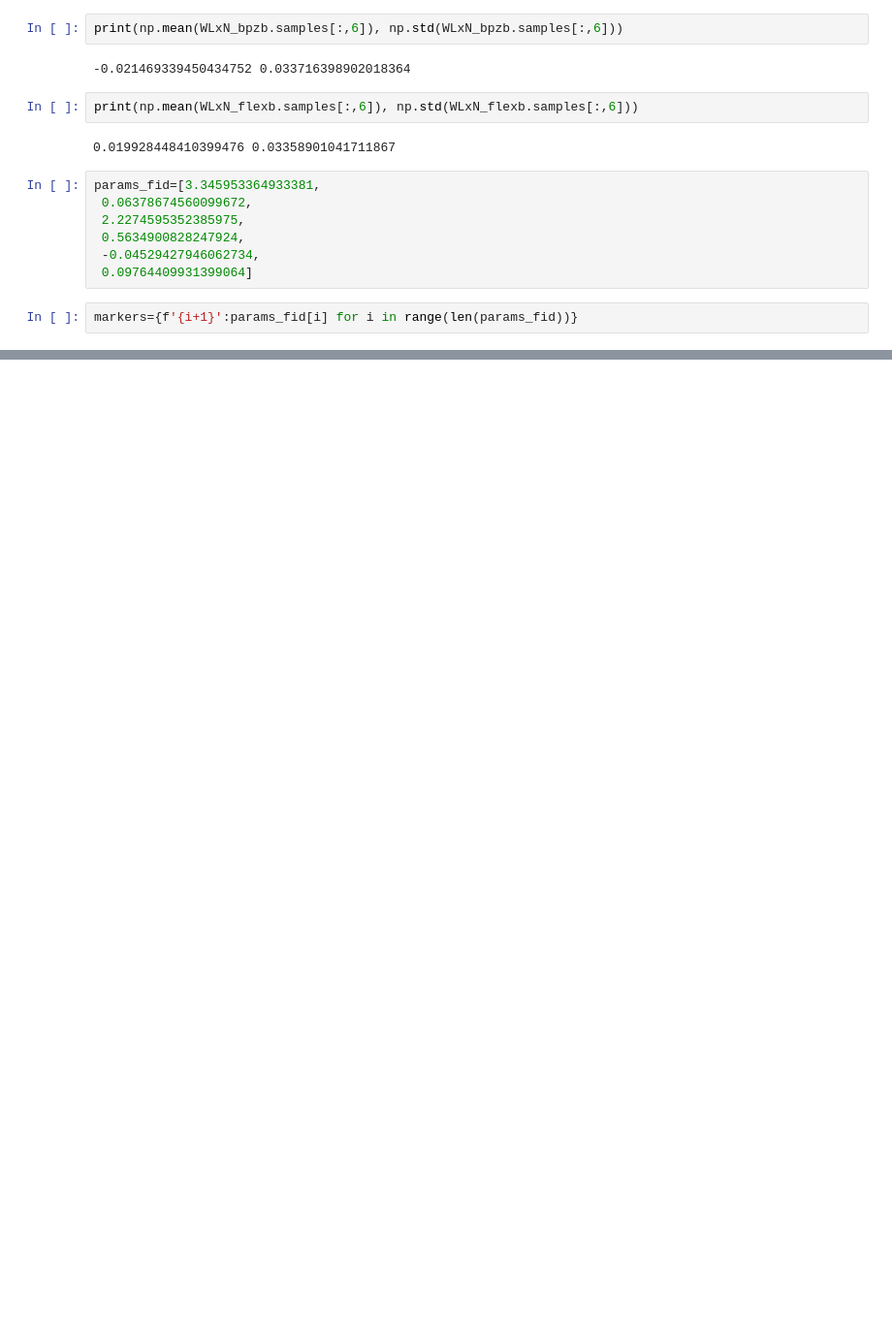
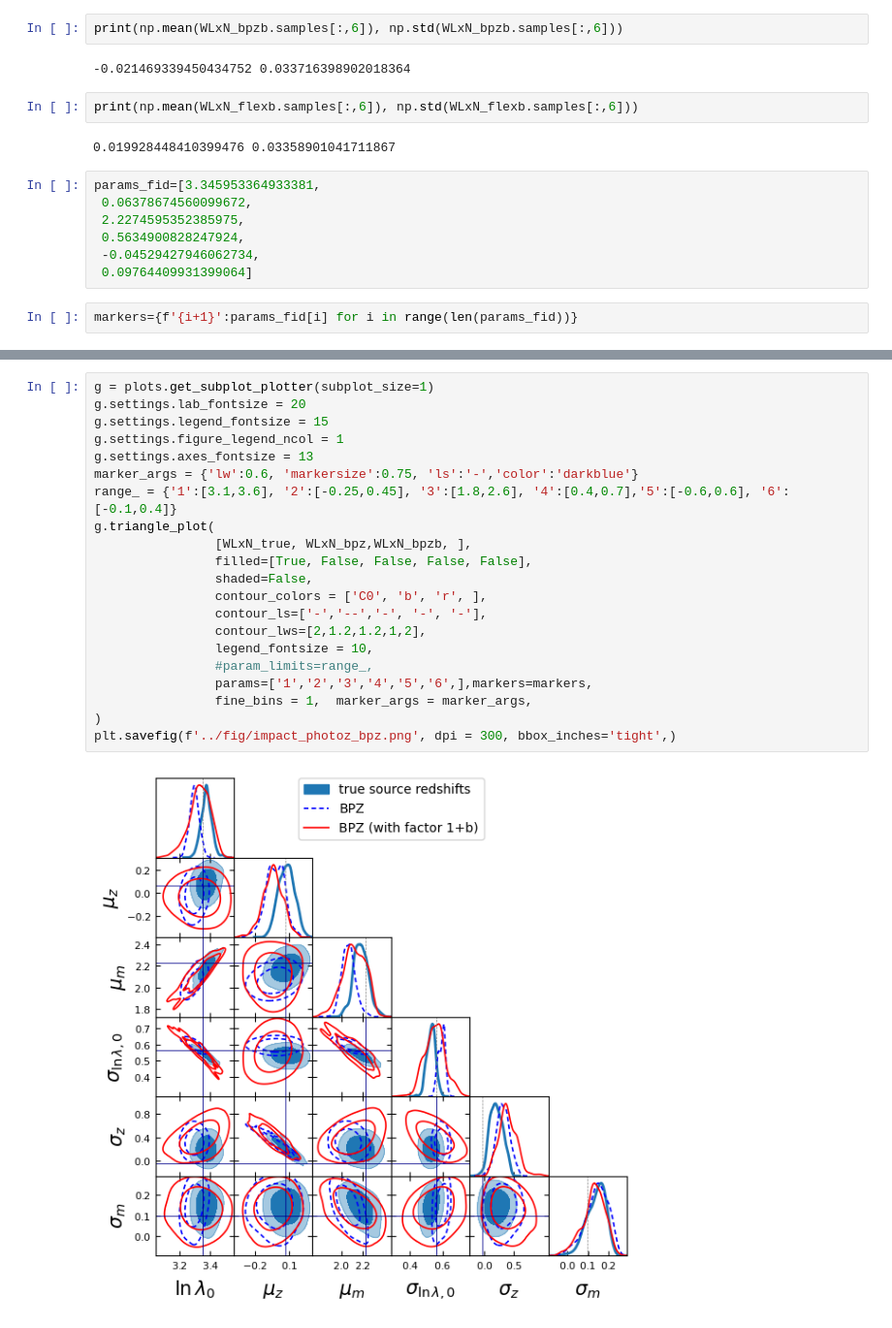
Before and after one commit to LSSTDESC/CLCosmo_Sim, a Jupyter notebook: cluster_scaling_relation_DC2/notebooks/impact_photoz.ipynb, the cells around one changed output, grey strips where cells are left out. Shown at 97% size. Cells and saved outputs as stored; diff of their text form; blank space fills up the shorter version.

```diff
--- a/cluster_scaling_relation_DC2/notebooks/impact_photoz.ipynb
+++ b/cluster_scaling_relation_DC2/notebooks/impact_photoz.ipynb
@@ -111,0 +103,23 @@ plt.savefig(f'../fig/impact_photoz.png', dpi = 300, bbox_inches='tight',)
+# %%
+g = plots.get_subplot_plotter(subplot_size=1)
+g.settings.lab_fontsize = 20
+g.settings.legend_fontsize = 15
+g.settings.figure_legend_ncol = 1
+g.settings.axes_fontsize = 13
+marker_args = {'lw':0.6, 'markersize':0.75, 'ls':'-','color':'darkblue'}
+range_ = {'1':[3.1,3.6], '2':[-0.25,0.45], '3':[1.8,2.6], '4':[0.4,0.7],'5':[-0.6,0.6], '6':[-0.1,0.4]}
+g.triangle_plot(
+                [WLxN_true, WLxN_bpz,WLxN_bpzb, ],
+                filled=[True, False, False, False, False],
+                shaded=False,
+                contour_colors = ['C0', 'b', 'r', ],
+                contour_ls=['-','--','-', '-', '-'],
+                contour_lws=[2,1.2,1.2,1,2],
+                legend_fontsize = 10,
+                #param_limits=range_,
+                params=['1','2','3','4','5','6',],markers=markers,
+                fine_bins = 1,  marker_args = marker_args,
+)
+plt.savefig(f'../fig/impact_photoz_bpz.png', dpi = 300, bbox_inches='tight',)
+# %% [output]
+[figure, added]
```
Also changed, not shown: parts of 3 cells of this notebook, 45 other files.
